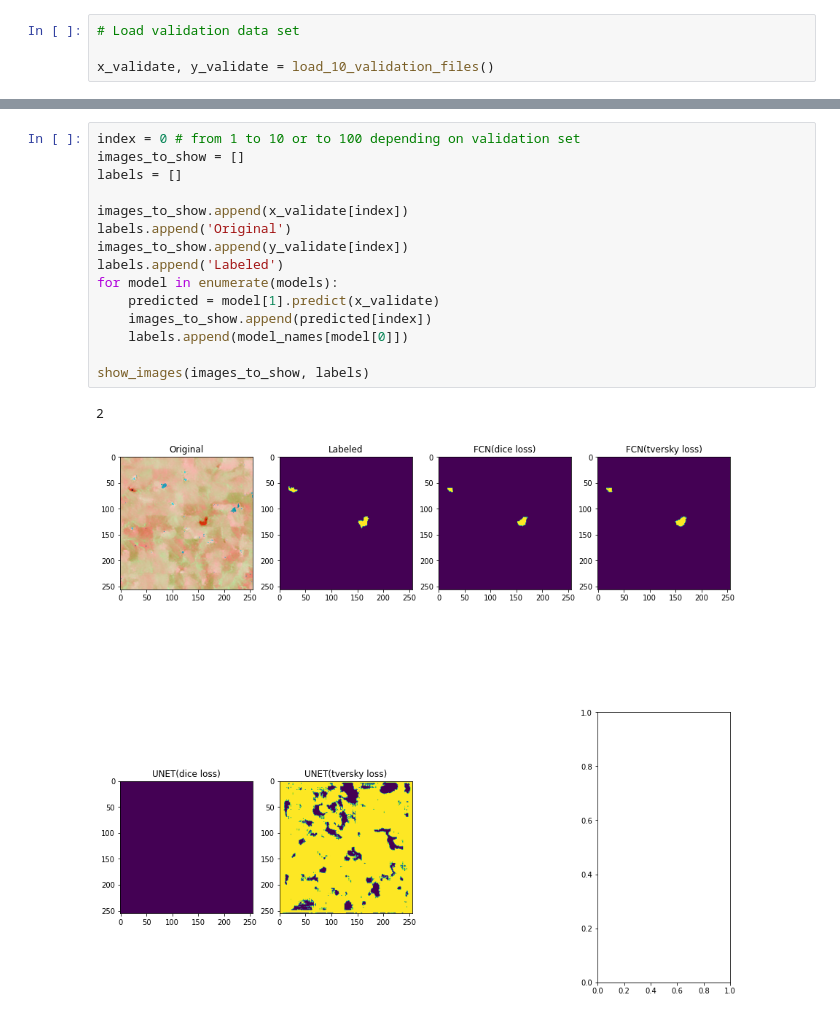
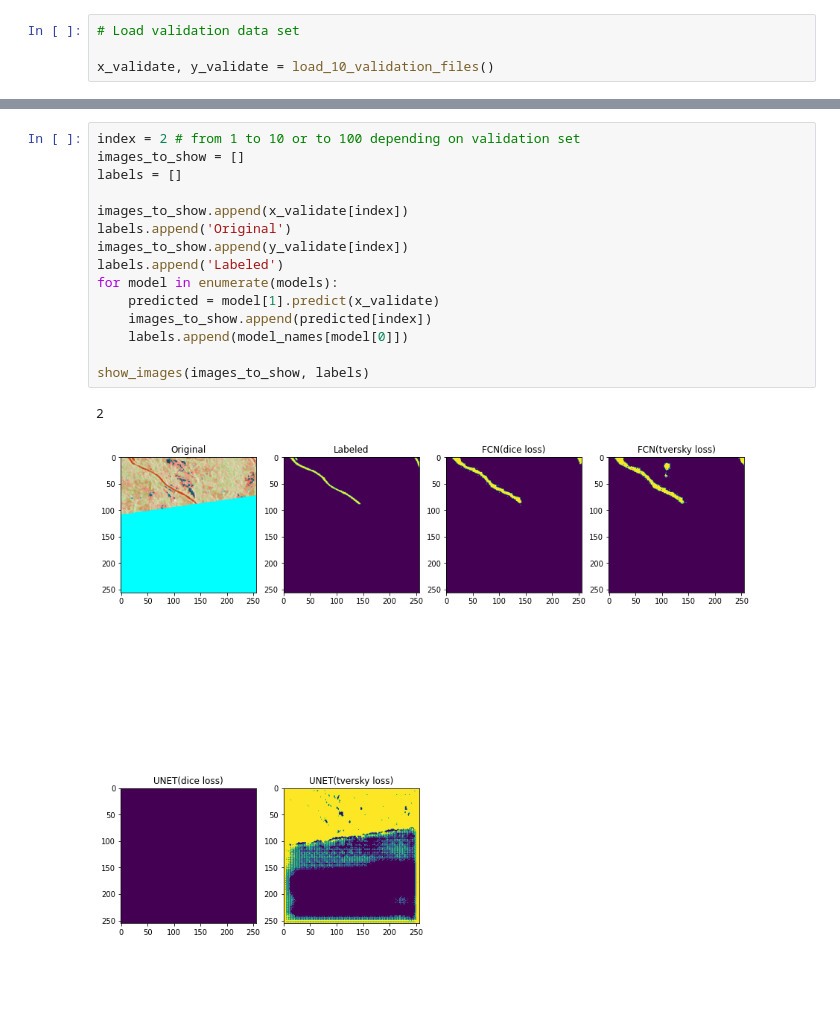
Before and after one commit to grushety/shapley_analyzer, a Jupyter notebook: test_scripts/flood_recognition_models_test.ipynb, the cells around one changed output, grey strips where cells are left out. Saved outputs shown, nothing was run; the diff lists cells and outputs as text.

```diff
--- a/test_scripts/flood_recognition_models_test.ipynb
+++ b/test_scripts/flood_recognition_models_test.ipynb
@@ -104,18 +103,18 @@ bx.legend()
 # %%
-index = 0 # from 1 to 10 or to 100 depending on validation set
+index = 2 # from 1 to 10 or to 100 depending on validation set
 images_to_show = []
 labels = []
 
 images_to_show.append(x_validate[index])
 labels.append('Original')
 images_to_show.append(y_validate[index])
 labels.append('Labeled')
 for model in enumerate(models):
     predicted = model[1].predict(x_validate)
     images_to_show.append(predicted[index])
     labels.append(model_names[model[0]])
 
 show_images(images_to_show, labels)
 # %% [output]
 2
-[figure, old version]
+[figure, new version]
```
Also changed, not shown: parts of 3 cells of this notebook, 3 other files.
